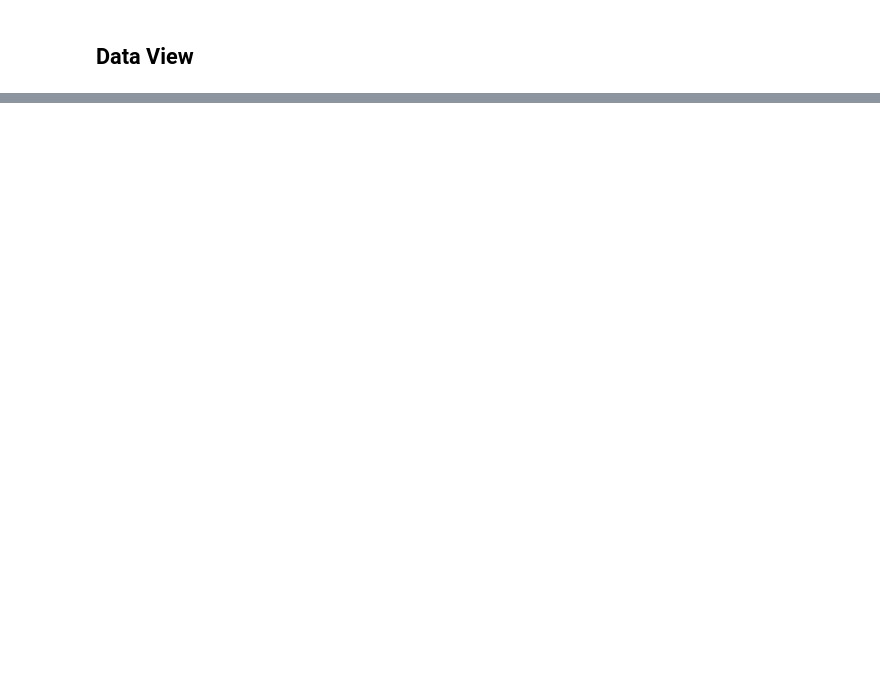
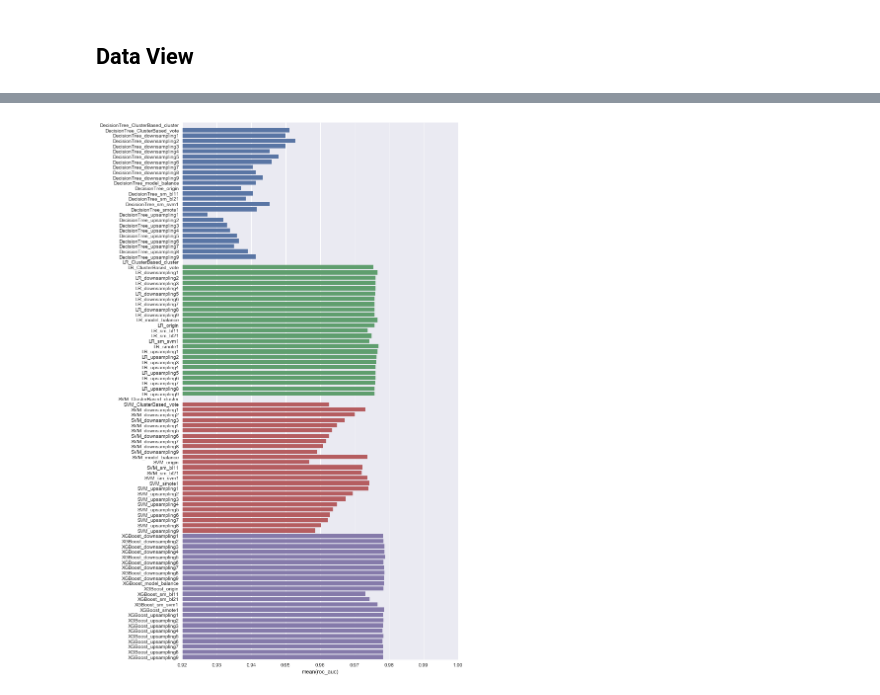
Before and after one commit to zxch3n/PulsarDetection, a Jupyter notebook: Experiment.ipynb, the cells around one changed output, grey strips where cells are left out. Cells and saved outputs as stored; diff of their text form; code cells hidden in the pictures; blank space fills up the shorter version.

```diff
--- a/Experiment.ipynb
+++ b/Experiment.ipynb
@@ -78,6 +61,0 @@ sns.barplot(x='roc_auc', y=df_overall.index.values, data=df_overall, palette=pal
-# %%
-sns.plt.figure(figsize=(10, 10))
-sns.plt.xlim((0.6, 1))
-colors = sns.color_palette(n_colors=len(df_overall))
-palette = np.concatenate([[colors[x]]* (len(sample_methods) + 2) for x in range(len(models))])
-sns.barplot(x='f1', y=df_overall.index.values, data=df_overall, palette=palette)
@@ -264,2 +61,0 @@ clf = GridSearchCV(
-# %%
-clf.fit(X, y)
@@ -287,0 +102,39 @@ clf.cv_results_
+# %%
+for model_name in ('SVM', 'LinearModel', 'DecisionTree'):
+    for imp in ('vote', 'cluster'):
+        _method_name = 'ClusterBased_' + imp
+        _model = model.MultiClassesLearner(binary_classifier_name=model_name, implementation=imp)
+        result = evaluation.cross_validation(_model, X, y, scoring='both', n_jobs=-1)
+        _model_name = model_name
+        if model_name == 'LinearModel':
+            _model_name = 'LR'
+        dfs_results[_method_name].loc[_model_name] = result['f1'].mean(), result['roc_auc'].mean()
+# %%
+df_overall = pd.DataFrame(columns=('f1', 'roc_auc'))
+for name, df in dfs_results.items():
+    for i, row in df.iterrows():
+        if i.startswith("LinearModel"):
+            continue
+        df_overall.loc[i + '_' + name] = row
+# %%
+def get_palette(df):
+    colors = sns.color_palette(n_colors=len(df))
+    c_map = {}
+    index = 0
+    for x in df.index:
+        t = x[:3]
+        if t not in c_map:
+            c_map[t] = index
+            index += 1
+    palette = np.concatenate([[colors[ c_map[x[:3]]]] for x in df.index])
+    return palette
+
+def plot_score(df, column, xlim):
+    sns.plt.figure(figsize=(10, 20))
+    sns.plt.xlim(xlim)
+    sns.barplot(x=column, y=df.index.values, data=df, palette=get_palette(df))
+
+df_overall.sort_index(inplace=True)
+plot_score(df_overall, 'roc_auc', (0.92, 1))
+# %% [output]
+[figure, added]
```
Also changed, not shown: parts of 33 cells of this notebook, 8 other files.
